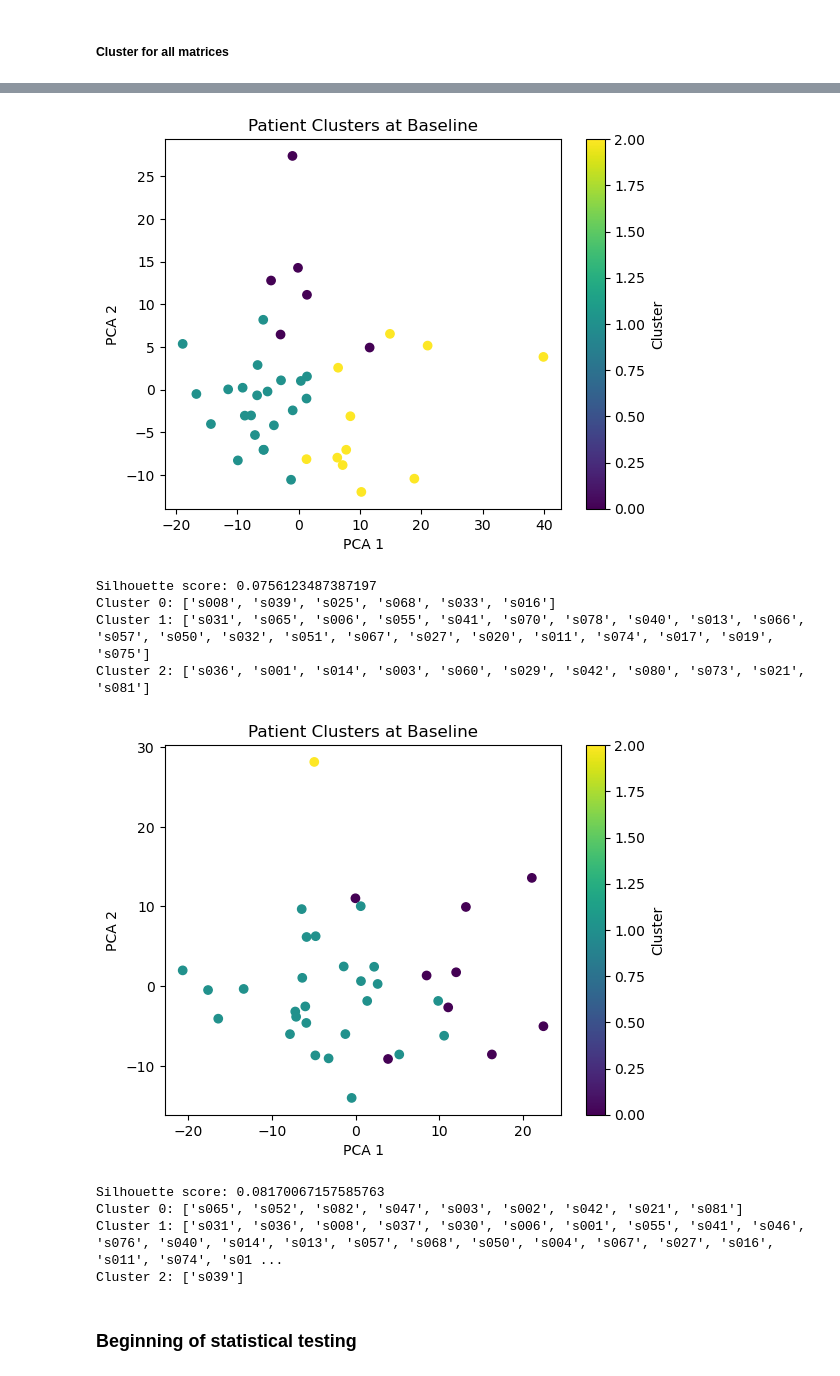
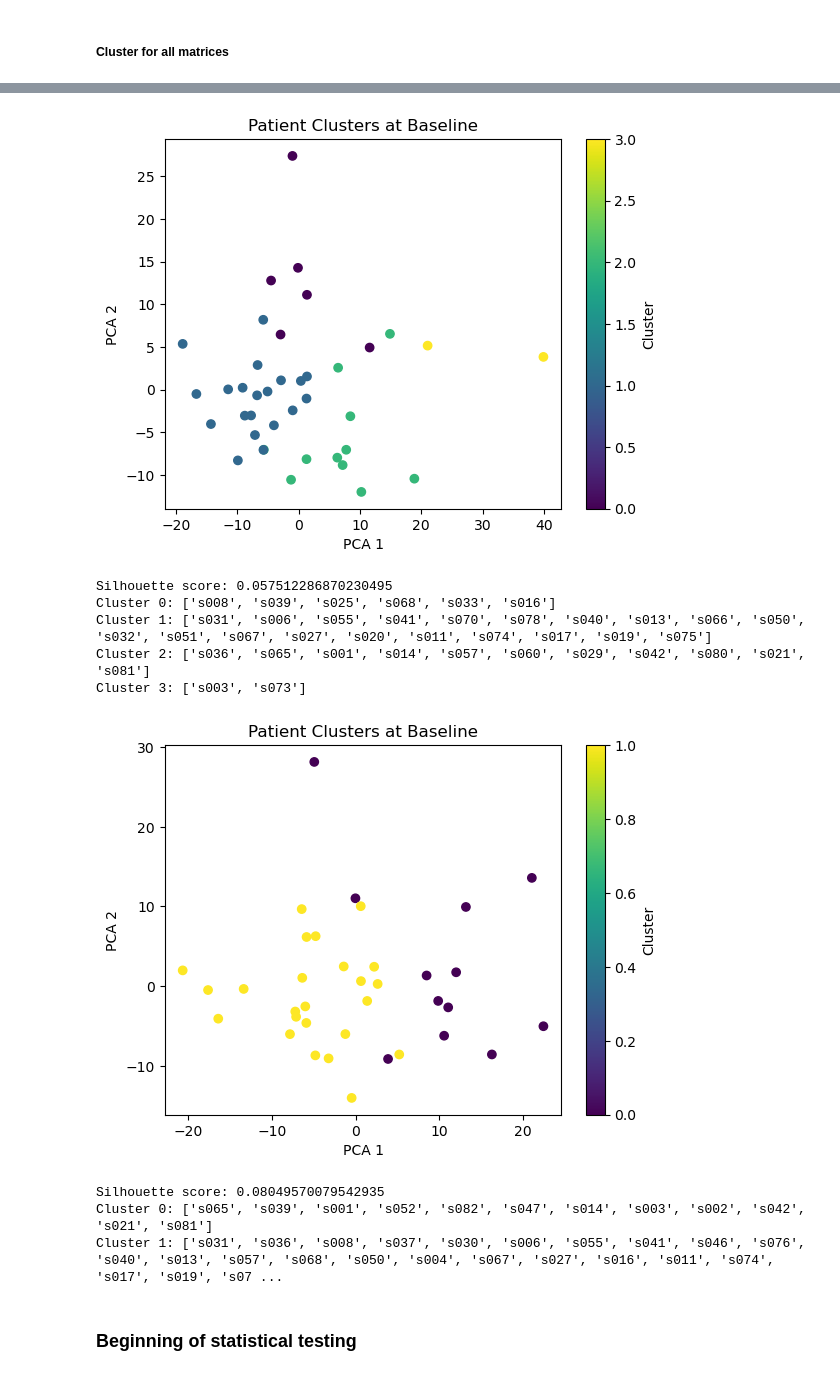
Before and after one commit to maylismlr/uphummel_MA4, a Jupyter notebook: clustering.ipynb, the cells around one changed output, grey strips where cells are left out. Drawn from its saved outputs; the diff is of its cells as text; code cells hidden in the pictures.

Commit message:
making my functions better

```diff
--- a/clustering.ipynb
+++ b/clustering.ipynb
@@ -86,19 +91,19 @@ TypeError: cluster_and_plot() got an unexpected keyword argument 'clusters'
 # %%
-t1_t3_matrices_labeled = functions.cluster_and_plot(t1_t3_matrices, numerical_cols_names= numerical_cols, categorical_cols_name=categorical_cols)
+t1_t3_matrices_labeled = functions.cluster_and_plot(t1_t3_matrices, numerical_cols_names= numerical_cols, categorical_cols_name=categorical_cols, clusters=4)
 # %% [output]
-[figure, old version]
+[figure, new version]
-Silhouette score: 0.0756123487387197
+Silhouette score: 0.057512286870230495
 Cluster 0: ['s008', 's039', 's025', 's068', 's033', 's016']
-Cluster 1: ['s031', 's065', 's006', 's055', 's041', 's070', 's078', 's040', 's013', 's066', 's057', 's050', 's032', 's051', 's067', 's027', 's020', 's011', 's074', 's017', 's019', 's075']
-Cluster 2: ['s036', 's001', 's014', 's003', 's060', 's029', 's042', 's080', 's073', 's021', 's081']
+Cluster 1: ['s031', 's006', 's055', 's041', 's070', 's078', 's040', 's013', 's066', 's050', 's032', 's051', 's067', 's027', 's020', 's011', 's074', 's017', 's019', 's075']
+Cluster 2: ['s036', 's065', 's001', 's014', 's057', 's060', 's029', 's042', 's080', 's021', 's081']
+Cluster 3: ['s003', 's073']
 # %%
-t1_t4_matrices_labeled = functions.cluster_and_plot(t1_t4_matrices, numerical_cols_names= numerical_cols, categorical_cols_name=categorical_cols)
+t1_t4_matrices_labeled = functions.cluster_and_plot(t1_t4_matrices, numerical_cols_names= numerical_cols, categorical_cols_name=categorical_cols, clusters=2)
 # %% [output]
-[figure, old version]
+[figure, new version]
-Silhouette score: 0.08170067157585763
-Cluster 0: ['s065', 's052', 's082', 's047', 's003', 's002', 's042', 's021', 's081']
-Cluster 1: ['s031', 's036', 's008', 's037', 's030', 's006', 's001', 's055', 's041', 's046', 's076', 's040', 's014', 's013', 's057', 's068', 's050', 's004', 's067', 's027', 's016', 's011', 's074', 's01 ...
-Cluster 2: ['s039']
+Silhouette score: 0.08049570079542935
+Cluster 0: ['s065', 's039', 's001', 's052', 's082', 's047', 's014', 's003', 's002', 's042', 's021', 's081']
+Cluster 1: ['s031', 's036', 's008', 's037', 's030', 's006', 's055', 's041', 's046', 's076', 's040', 's013', 's057', 's068', 's050', 's004', 's067', 's027', 's016', 's011', 's074', 's017', 's019', 's07 ...
 # %% [markdown]
 ### Beginning of statistical testing
 # %%
```
Also changed, not shown: parts of 3 cells of this notebook, 3 other files.
